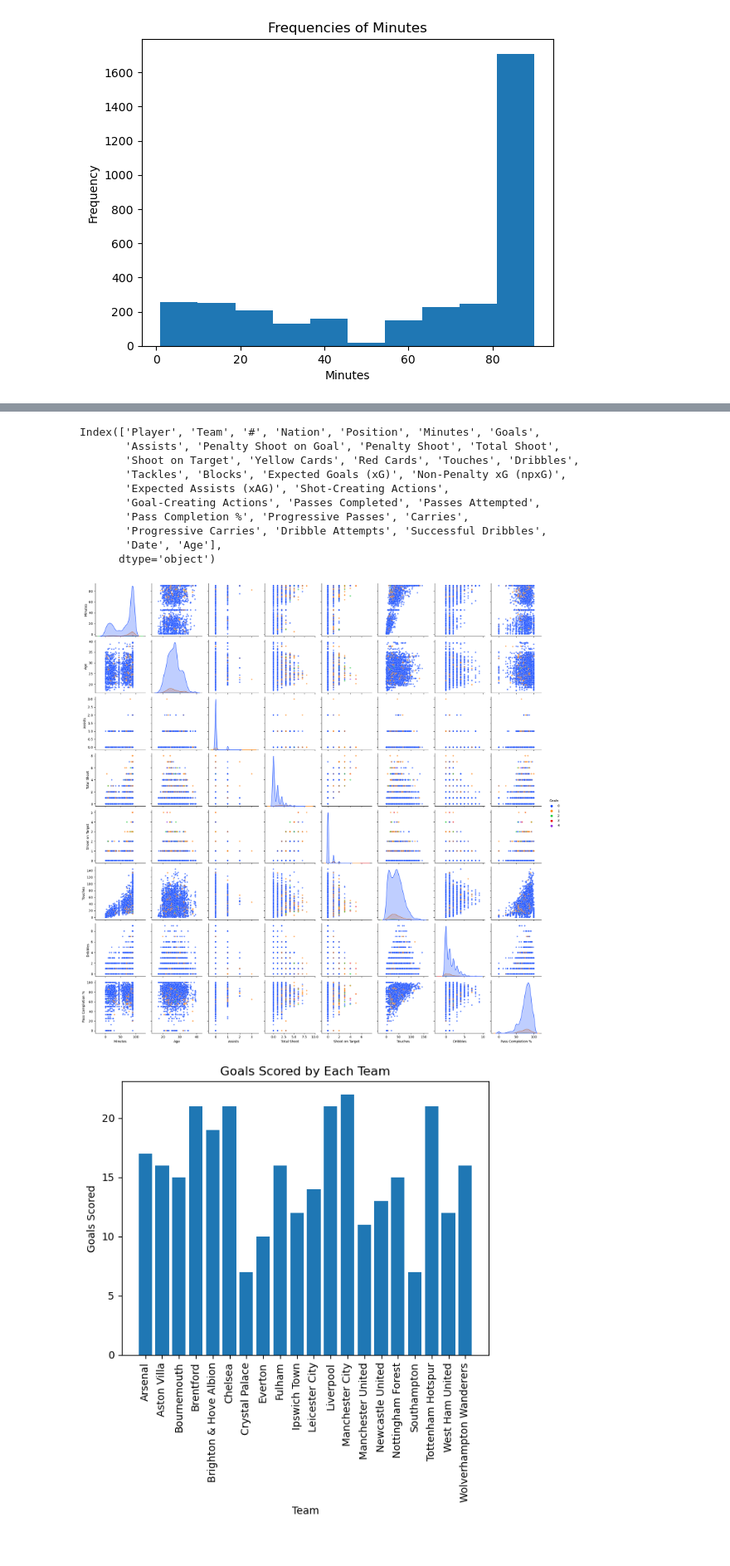
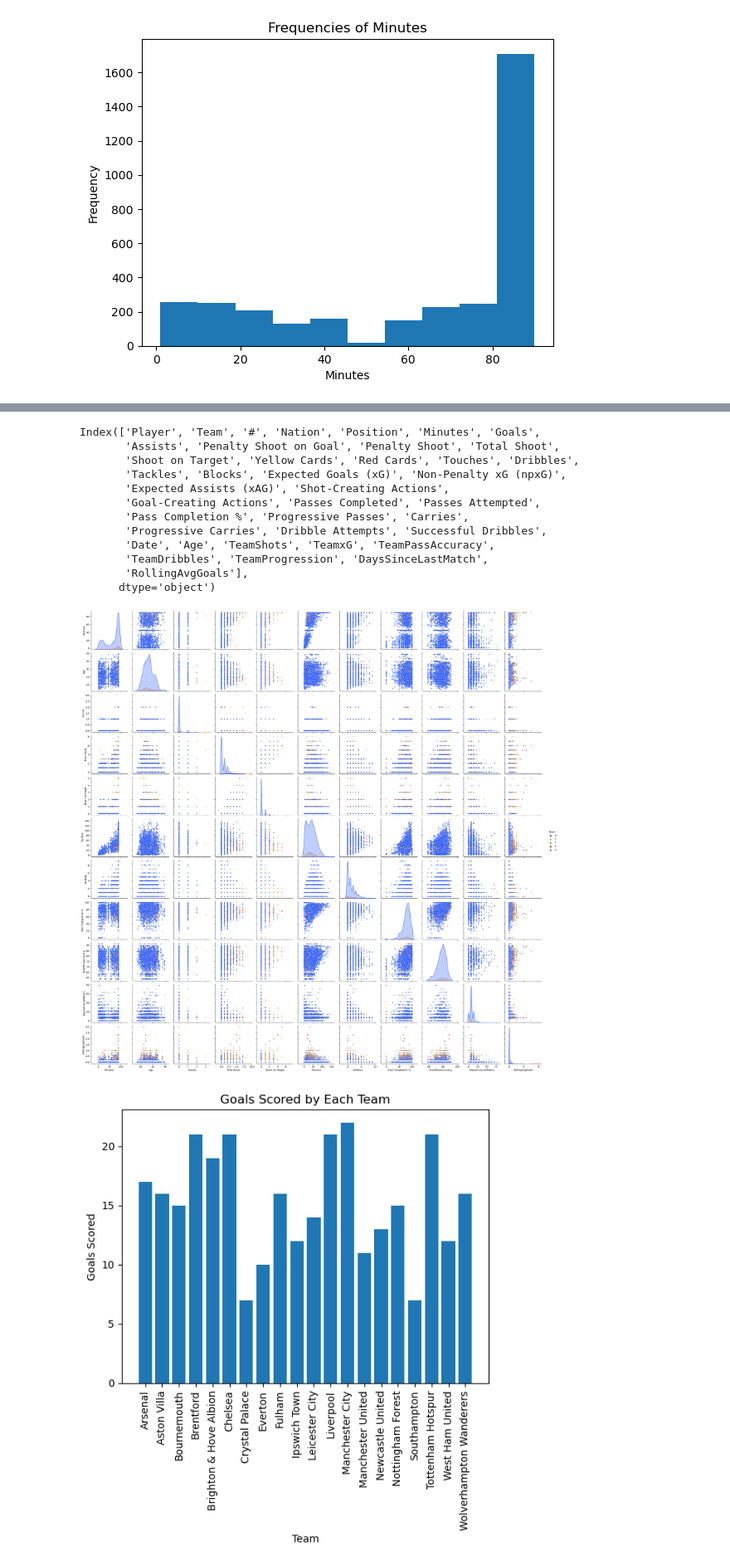
Before and after one commit to ericmckevitt/Premier-League-Goal-Prediction, a Jupyter notebook: eda.ipynb, the cells around one changed output, grey strips where cells are left out. Shown at 83% size. Saved outputs shown, nothing was run; the diff lists cells and outputs as text; code cells hidden in the pictures.

```diff
--- a/eda.ipynb
+++ b/eda.ipynb
@@ -317,0 +316,12 @@ X_scaled.describe()
+# %%
+# Sort data by Player and Date to ensure chronological order
+df = df.sort_values(by=['Player', 'Date'])
+
+# Calculate days since last match for each player
+df['DaysSinceLastMatch'] = df.groupby('Player')['Date'].diff()
+
+# Fill NaN values with 0 (for the player's first match)
+df['DaysSinceLastMatch'] = df['DaysSinceLastMatch'].fillna(0).astype(int)
+
+# Display the updated DataFrame with the new feature
+df[['Player', 'Date', 'DaysSinceLastMatch']].head()
@@ -317,0 +355,11 @@ X_scaled.describe()
+# %%
+# Ensure data is sorted by Player and Date
+df = df.sort_values(by=['Player', 'Date'])
+
+# Calculate the rolling average of goals for the last 5 matches
+df['RollingAvgGoals'] = (
+    df.groupby('Player')['Goals']
+    .rolling(window=5, min_periods=1)  # Rolling window of 5 matches; at least 1 match required
+    .mean()
+    .reset_index(level=0, drop=True)  # Align indices with the original DataFrame
+)
@@ -348,15 +458,17 @@ Index(['Player', 'Team', '#', 'Nation', 'Position', 'Minutes', 'Goals',
        'Goal-Creating Actions', 'Passes Completed', 'Passes Attempted',
        'Pass Completion %', 'Progressive Passes', 'Carries',
        'Progressive Carries', 'Dribble Attempts', 'Successful Dribbles',
-       'Date', 'Age'],
+       'Date', 'Age', 'TeamShots', 'TeamxG', 'TeamPassAccuracy',
+       'TeamDribbles', 'TeamProgression', 'DaysSinceLastMatch',
+       'RollingAvgGoals'],
       dtype='object')
 # %%
-selected_cols = ["Minutes", "Age", "Assists", "Total Shoot", "Shoot on Target", "Touches", "Dribbles", "Pass Completion %"]
+selected_cols = ["Minutes", "Age", "Assists", "Total Shoot", "Shoot on Target", "Touches", "Dribbles", "Pass Completion %", "TeamPassAccuracy", "DaysSinceLastMatch", "RollingAvgGoals"]
 
 pairplot = sns.pairplot(pd.concat([df[selected_cols], y], axis=1), hue="Goals", palette="bright", diag_kind="kde", plot_kws={'alpha':0.6, 's':20})
 pairplot.savefig("pair_plot.png", format="png", dpi=300)
 # %% [output]
-[figure, old version]
+[figure, new version]
 # %%
 teams = pd.DataFrame(df.groupby("Team"))[0].values
 data_by_team = pd.DataFrame(df.groupby("Team"))[1]
```
Also changed, not shown: parts of 11 cells of this notebook, 1 other file.
